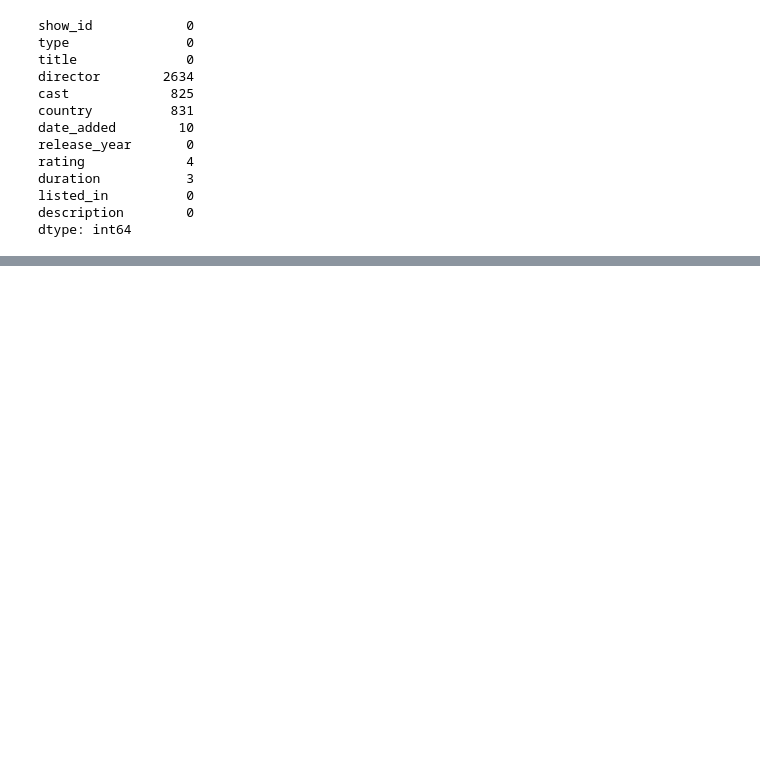
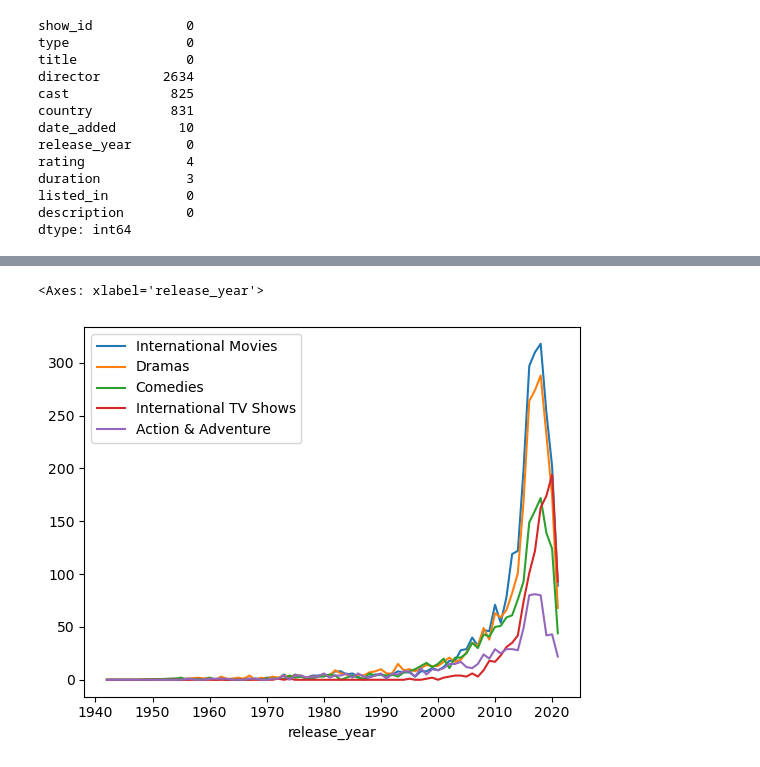
Before and after one commit to AdriannaDJ/Project_1, a Jupyter notebook: Project_1_Clean_Code.ipynb, the cells around one changed output, grey strips where cells are left out. Drawn from its saved outputs; the diff is of its cells as text; code cells hidden in the pictures; blank space fills up the shorter version.

Commit message:
After Monday 3/18/2024 group chat, finialized cleaned data for top 10 countries with new columns for genres. Added cleaned data into new csv file.

```diff
--- a/Project_1_Clean_Code.ipynb
+++ b/Project_1_Clean_Code.ipynb
@@ -4,9 +4,10 @@ Netflix Titles - How many productions are occurring outside the US?
 # Dependencies and Setup
 import matplotlib.pyplot as plt
 import pandas as pd
+from datetime import datetime
 
 #File to Load
-Netflix_data_to_load = pd.read_csv ("netflix_titles_2.csv")
+Netflix_data_to_load = pd.read_csv ("netflix_titles 2.csv")
 
 # Display sample data
 Netflix_data_to_load.head
@@ -75,0 +73,5 @@ print(Clean_Data)
+# %%
+#New DF with paired down columns related to questions
+
+Cleaned_Data = Clean_Data.loc[:, ["type", "title", "country", "date_added", "release_year", "rating", "duration", "listed_in"]]
+Cleaned_Data
@@ -75,0 +92,6 @@ print(Clean_Data)
+# %%
+# Splitting the date_added column into month, day, and year
+Cleaned_Data[['month/day_added', 'year_added']] = Cleaned_Data['date_added'].str.split(',', expand=True)
+
+# Displaying the updated DataFrame
+Cleaned_Data
@@ -75,0 +112,8 @@ print(Clean_Data)
+# %%
+#breaking down the genres
+categories_df=Cleaned_Data['listed_in'].str.get_dummies(', ')
+categories=list(categories_df.columns)
+display(len(categories))
+Cleaned_Data[categories]=categories_df
+Cleaned_Data['num_categories']=categories_df.sum(axis=1)
+Cleaned_Data
@@ -75,0 +155,6 @@ print(Clean_Data)
+# %%
+top_5_categories=list(categories_df.sum().sort_values(ascending=False).head(5).index)
+Cleaned_Data[['release_year']+top_5_categories].groupby('release_year').sum().plot()
+# %% [output]
+<Axes: xlabel='release_year'>
+[figure, added]
```
Also changed, not shown: parts of 16 cells of this notebook, 1 other file.
